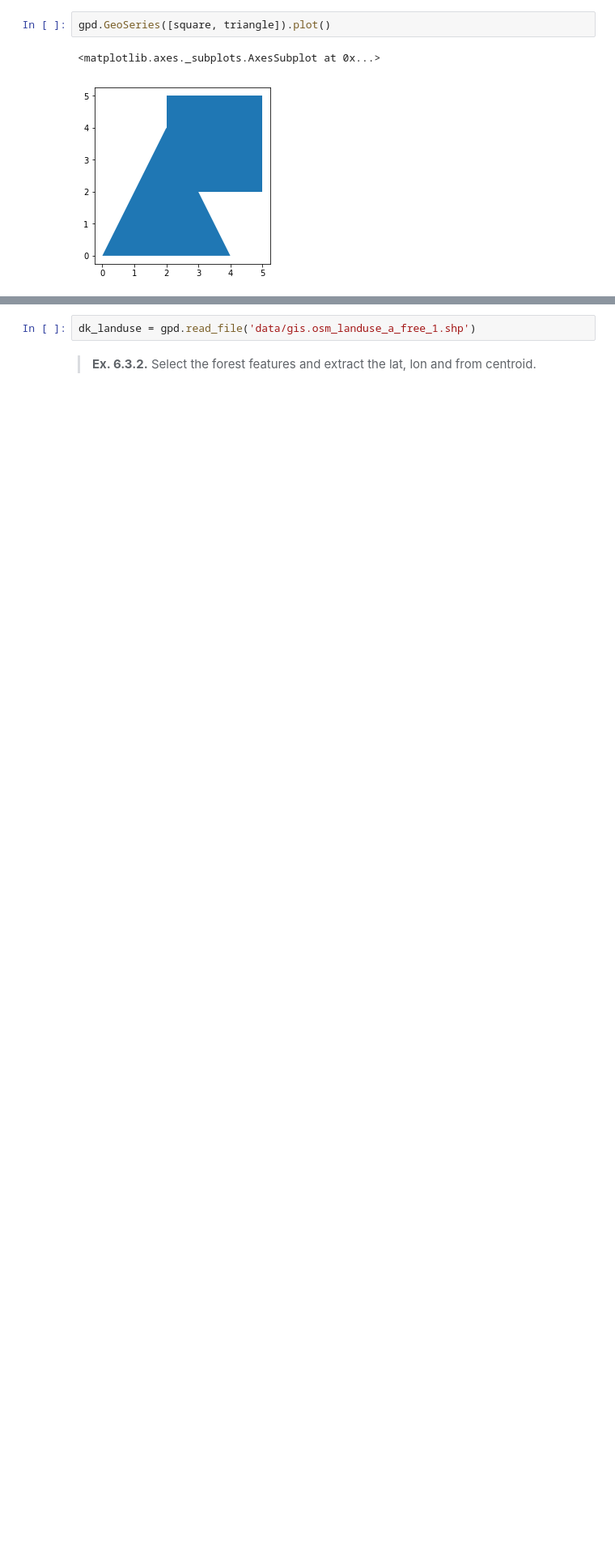
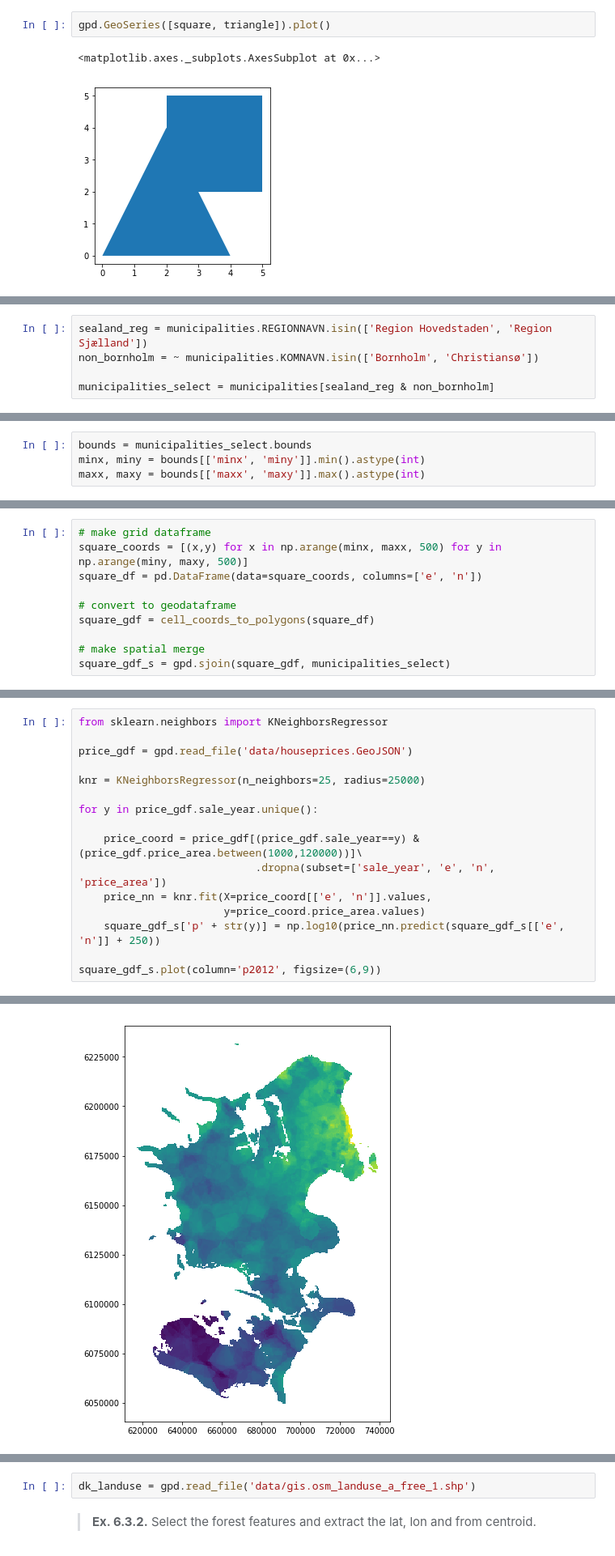
Before and after one commit to abjer/tsds2018, a Jupyter notebook: exercises/exercises_week6_solutions.ipynb, the cells around one changed output, grey strips where cells are left out. Shown at 81% size. Cells and saved outputs as stored; diff of their text form; blank space fills up the shorter version.

```diff
--- a/exercises/exercises_week6_solutions.ipynb
+++ b/exercises/exercises_week6_solutions.ipynb
@@ -70,0 +109,5 @@ gpd.GeoSeries([square, triangle]).plot()
+# %%
+sealand_reg = municipalities.REGIONNAVN.isin(['Region Hovedstaden', 'Region Sjælland'])
+non_bornholm = ~ municipalities.KOMNAVN.isin(['Bornholm', 'Christiansø'])
+
+municipalities_select = municipalities[sealand_reg & non_bornholm]
@@ -70,0 +118,4 @@ gpd.GeoSeries([square, triangle]).plot()
+# %%
+bounds = municipalities_select.bounds
+minx, miny = bounds[['minx', 'miny']].min().astype(int)
+maxx, maxy = bounds[['maxx', 'maxy']].max().astype(int)
@@ -70,0 +194,10 @@ gpd.GeoSeries([square, triangle]).plot()
+# %%
+# make grid dataframe
+square_coords = [(x,y) for x in np.arange(minx, maxx, 500) for y in np.arange(miny, maxy, 500)]
+square_df = pd.DataFrame(data=square_coords, columns=['e', 'n'])
+
+# convert to geodataframe
+square_gdf = cell_coords_to_polygons(square_df)
+
+# make spatial merge
+square_gdf_s = gpd.sjoin(square_gdf, municipalities_select)
@@ -70,0 +212,17 @@ gpd.GeoSeries([square, triangle]).plot()
+# %%
+from sklearn.neighbors import KNeighborsRegressor
+
+price_gdf = gpd.read_file('data/houseprices.GeoJSON')
+
+knr = KNeighborsRegressor(n_neighbors=25, radius=25000)
+
+for y in price_gdf.sale_year.unique():
+
+    price_coord = price_gdf[(price_gdf.sale_year==y) & (price_gdf.price_area.between(1000,120000))]\
+                            .dropna(subset=['sale_year', 'e', 'n', 'price_area'])
+    price_nn = knr.fit(X=price_coord[['e', 'n']].values,
+                       y=price_coord.price_area.values)
+    square_gdf_s['p' + str(y)] = np.log10(price_nn.predict(square_gdf_s[['e', 'n']] + 250))
+
+square_gdf_s.plot(column='p2012', figsize=(6,9))
+# %% [output]
@@ -71,3 +230,4 @@ gpd.GeoSeries([square, triangle]).plot()
+[figure, added]
 # %% [markdown]
 ### Part 6.3: Exploring OpenStreetMaps through interactive plotting
 
```
Also changed, not shown: parts of 11 cells of this notebook, 1 other file.
